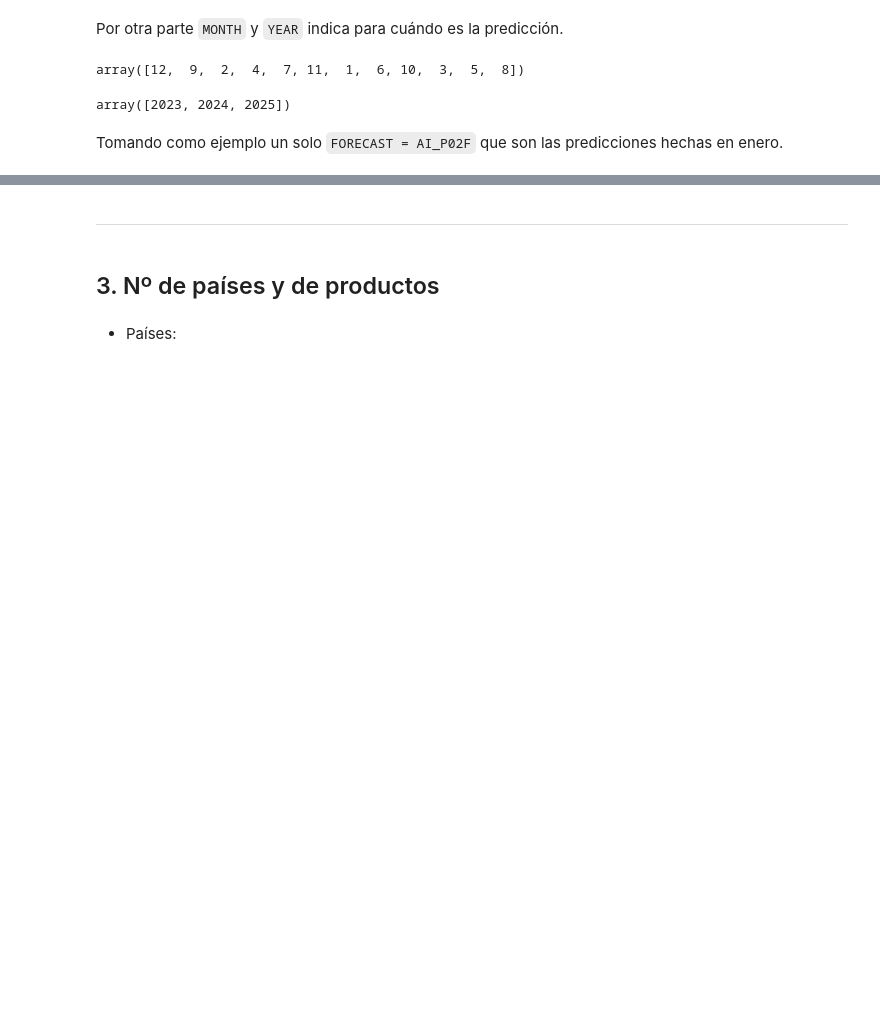
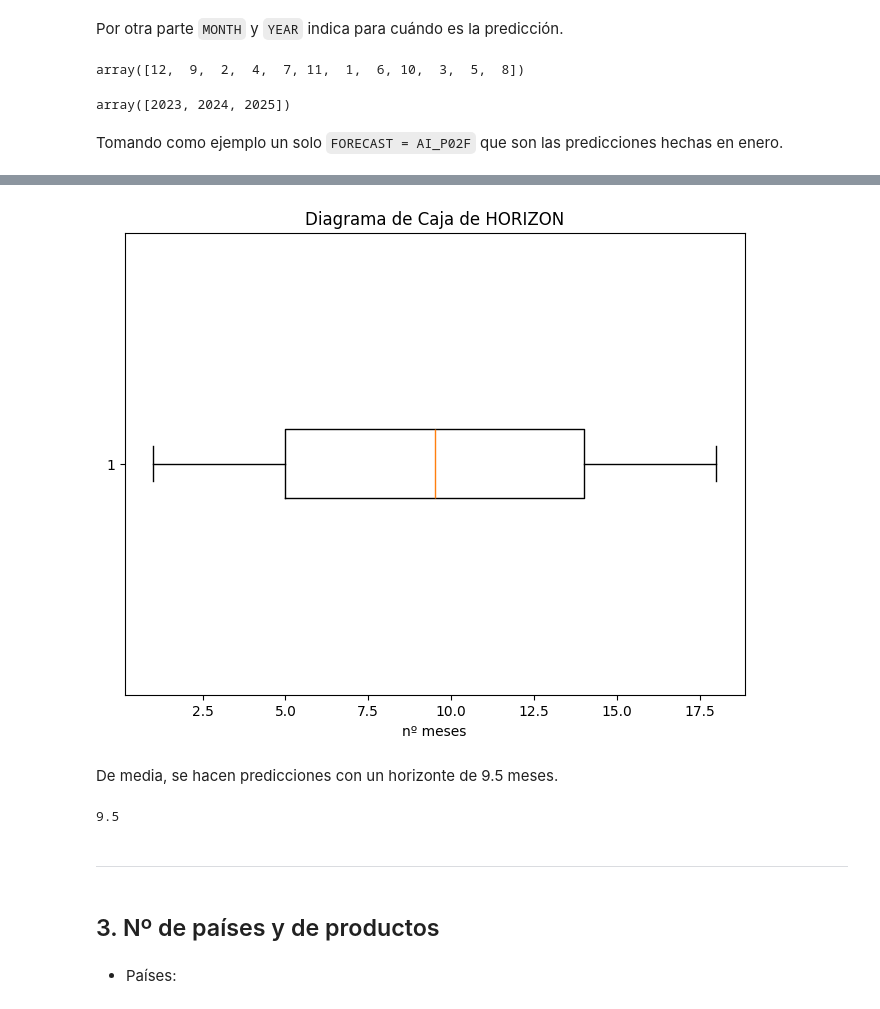
Before and after one commit to anruki/UFV_Visualizacion, a Jupyter notebook: EjerciciosClase/Ventas.ipynb, the cells around one changed output, grey strips where cells are left out. Cells and saved outputs as stored; diff of their text form; code cells hidden in the pictures; blank space fills up the shorter version.

```diff
--- a/EjerciciosClase/Ventas.ipynb
+++ b/EjerciciosClase/Ventas.ipynb
@@ -218,0 +234,7 @@ forecasts[forecasts['FORECAST'] == 'AI_P02F']
+# %%
+# Añadir la columna 'HORIZON' con la condición
+forecasts_jan['HORIZON'] = np.where(
+    forecasts_jan['YEAR'] == 2024,
+    forecasts_jan['MONTH'] - 1 + 12,  # Si el año es 2024, restar 1 al mes y sumar 12
+    forecasts_jan['MONTH'] - 1        # Si el año no es 2024, solo restar 1 al mes
+)
@@ -219,3 +256,17 @@ forecasts[forecasts['FORECAST'] == 'AI_P02F']
+# %%
+plt.figure(figsize=(8, 6))
+plt.boxplot(forecasts_jan['HORIZON'], vert=False)
+plt.title('Diagrama de Caja de HORIZON')
+plt.xlabel('nº meses')
+plt.show()
+# %% [output]
+[figure, added]
+# %% [markdown]
+De media, se hacen predicciones con un horizonte de 9.5 meses.
+# %%
+forecasts_jan['HORIZON'].mean()
+# %% [output]
+9.5
 # %% [markdown]
 
 
```
Also changed, not shown: parts of 9 cells of this notebook.
